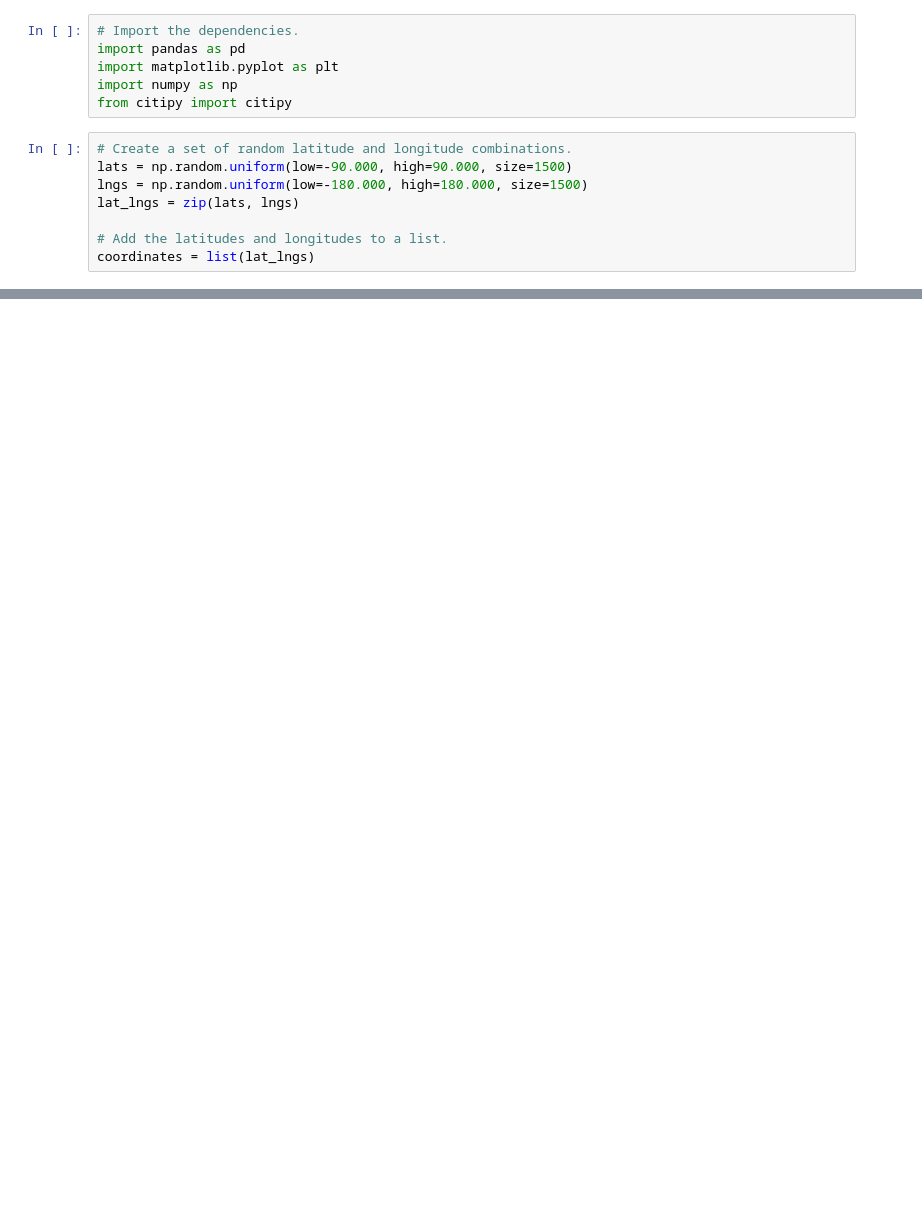
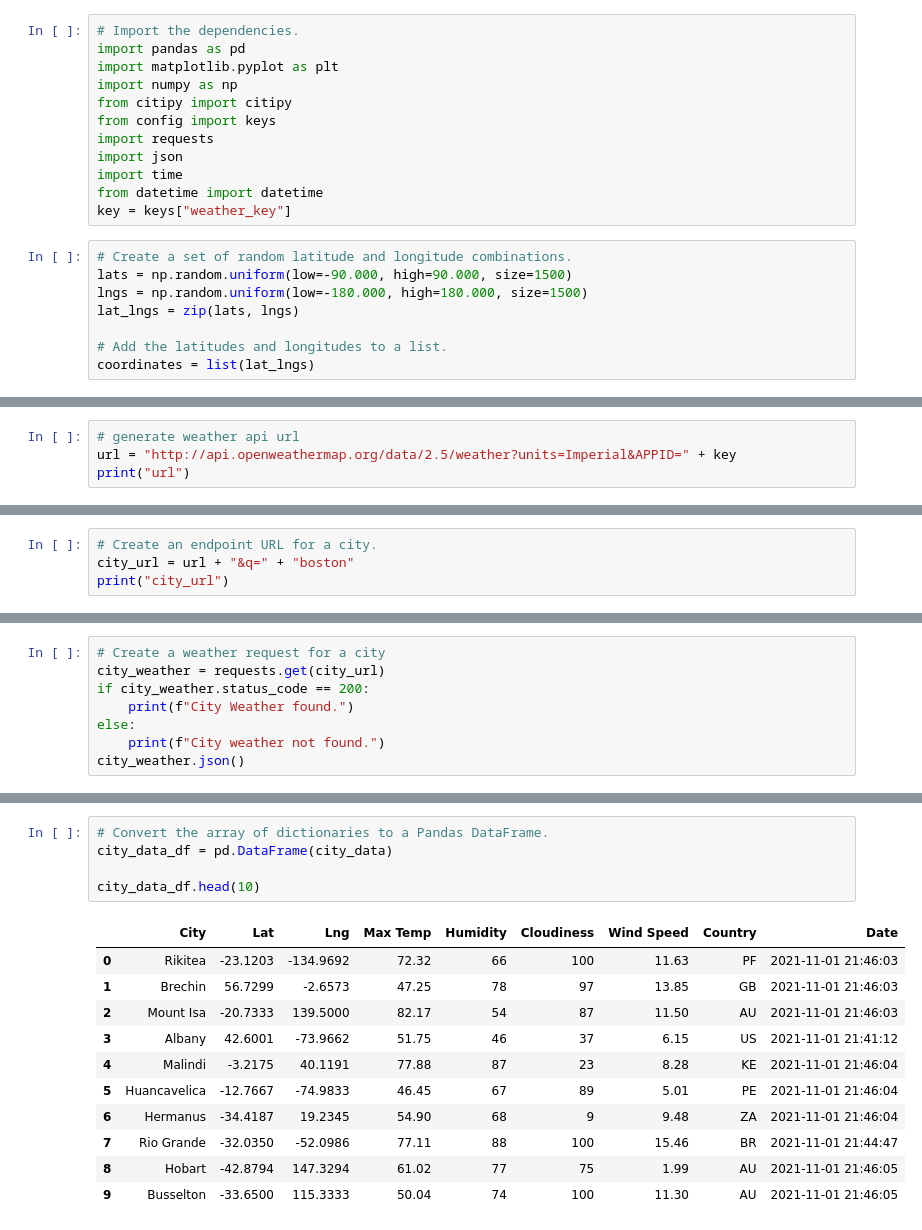
Before and after one commit to JonLev03-hub/World_Weather_Analysis, a Jupyter notebook: WeatherPy.ipynb, the cells around one changed output, grey strips where cells are left out. Drawn from its saved outputs; the diff is of its cells as text; blank space fills up the shorter version.

Commit message:
created API requests and city weather dataframe

```diff
--- a/WeatherPy.ipynb
+++ b/WeatherPy.ipynb
@@ -4,6 +4,12 @@ import pandas as pd
 import matplotlib.pyplot as plt
 import numpy as np
 from citipy import citipy
+from config import keys
+import requests
+import json
+import time
+from datetime import datetime
+key = keys["weather_key"]
 # %%
 # Create a set of random latitude and longitude combinations.
 lats = np.random.uniform(low=-90.000, high=90.000, size=1500)
@@ -24,0 +31,4 @@ len(cities)
+# %%
+# generate weather api url
+url = "http://api.openweathermap.org/data/2.5/weather?units=Imperial&APPID=" + key
+print("url")
@@ -24,0 +37,4 @@ len(cities)
+# %%
+# Create an endpoint URL for a city.
+city_url = url + "&q=" + "boston"
+print("city_url")
@@ -24,0 +43,8 @@ len(cities)
+# %%
+# Create a weather request for a city
+city_weather = requests.get(city_url)
+if city_weather.status_code == 200:
+    print(f"City Weather found.")
+else:
+    print(f"City weather not found.")
+city_weather.json()
@@ -24,0 +148,17 @@ len(cities)
+# %%
+# Convert the array of dictionaries to a Pandas DataFrame.
+city_data_df = pd.DataFrame(city_data)
+
+city_data_df.head(10)
+# %% [output]
+|  | City | Lat | Lng | Max Temp | Humidity | Cloudiness | Wind Speed | Country | Date |
+| 0 | Rikitea | -23.1203 | -134.9692 | 72.32 | 66 | 100 | 11.63 | PF | 2021-11-01 21:46:03 |
+| 1 | Brechin | 56.7299 | -2.6573 | 47.25 | 78 | 97 | 13.85 | GB | 2021-11-01 21:46:03 |
+| 2 | Mount Isa | -20.7333 | 139.5000 | 82.17 | 54 | 87 | 11.50 | AU | 2021-11-01 21:46:03 |
+| 3 | Albany | 42.6001 | -73.9662 | 51.75 | 46 | 37 | 6.15 | US | 2021-11-01 21:41:12 |
+| 4 | Malindi | -3.2175 | 40.1191 | 77.88 | 87 | 23 | 8.28 | KE | 2021-11-01 21:46:04 |
+| 5 | Huancavelica | -12.7667 | -74.9833 | 46.45 | 67 | 89 | 5.01 | PE | 2021-11-01 21:46:04 |
+| 6 | Hermanus | -34.4187 | 19.2345 | 54.90 | 68 | 9 | 9.48 | ZA | 2021-11-01 21:46:04 |
+| 7 | Rio Grande | -32.0350 | -52.0986 | 77.11 | 88 | 100 | 15.46 | BR | 2021-11-01 21:44:47 |
+| 8 | Hobart | -42.8794 | 147.3294 | 61.02 | 77 | 75 | 1.99 | AU | 2021-11-01 21:46:05 |
+| 9 | Busselton | -33.6500 | 115.3333 | 50.04 | 74 | 100 | 11.30 | AU | 2021-11-01 21:46:05 |
```
Also changed, not shown: parts of 7 cells of this notebook, 1 other file.
